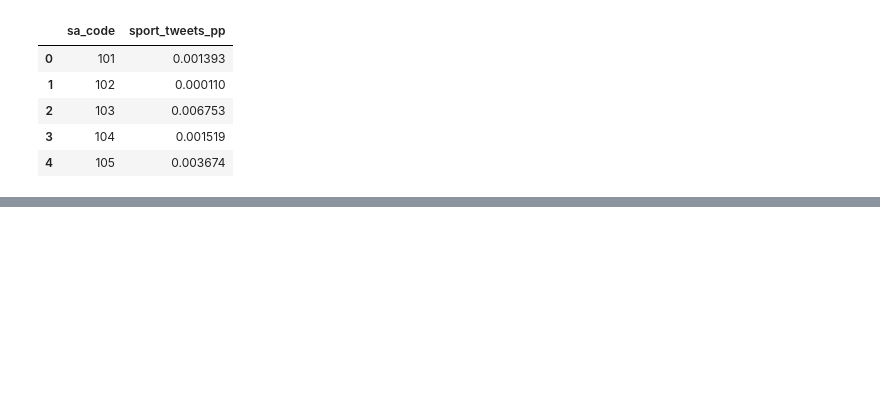
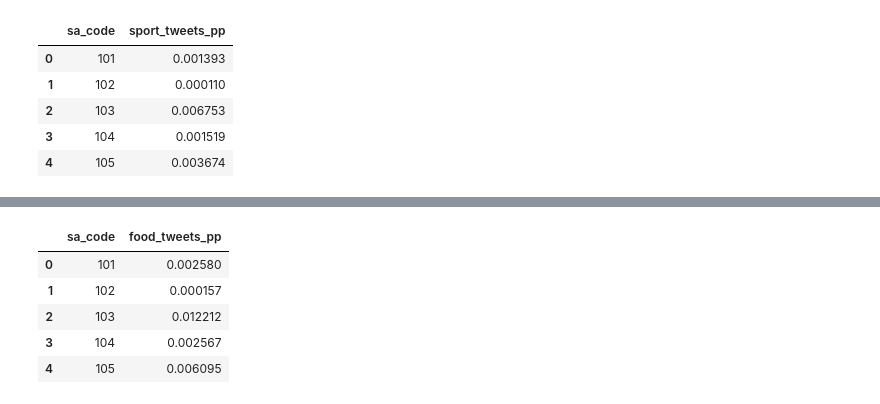
Before and after one commit to terrance2630/CCC_A2, a Jupyter notebook: processed_data_analysis/scenario_correlation.ipynb, the cells around one changed output, grey strips where cells are left out. Saved outputs shown, nothing was run; the diff lists cells and outputs as text; code cells hidden in the pictures; blank space fills up the shorter version.

```diff
--- a/processed_data_analysis/scenario_correlation.ipynb
+++ b/processed_data_analysis/scenario_correlation.ipynb
@@ -54,0 +68,9 @@ sport_tweets_pp_df.head()
+# %%
+food_tweets_pp_df.head()
+# %% [output]
+|  | sa_code | food_tweets_pp |
+| 0 | 101 | 0.002580 |
+| 1 | 102 | 0.000157 |
+| 2 | 103 | 0.012212 |
+| 3 | 104 | 0.002567 |
+| 4 | 105 | 0.006095 |
```
Also changed, not shown: parts of 7 cells of this notebook, 2 other files.
